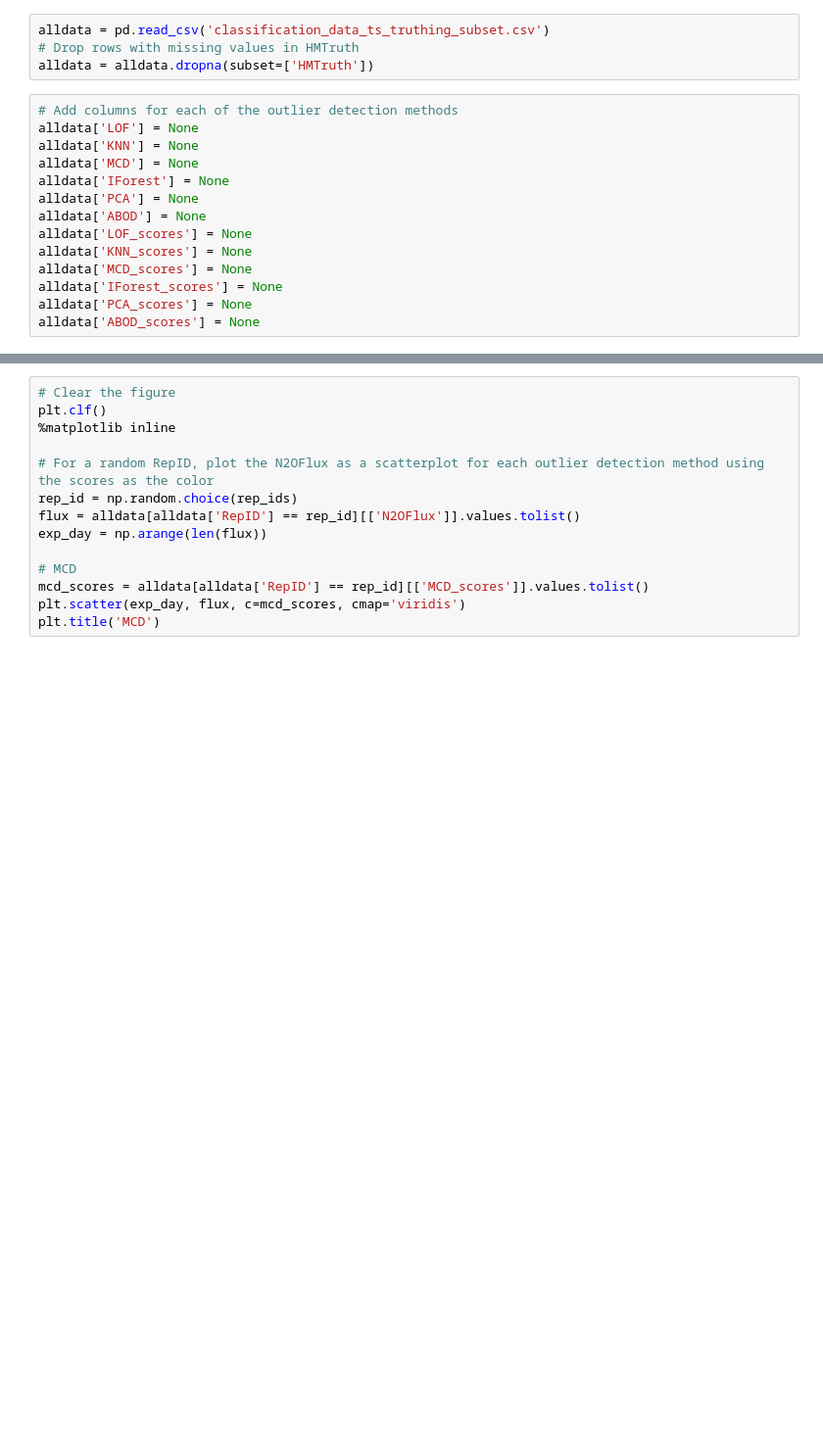
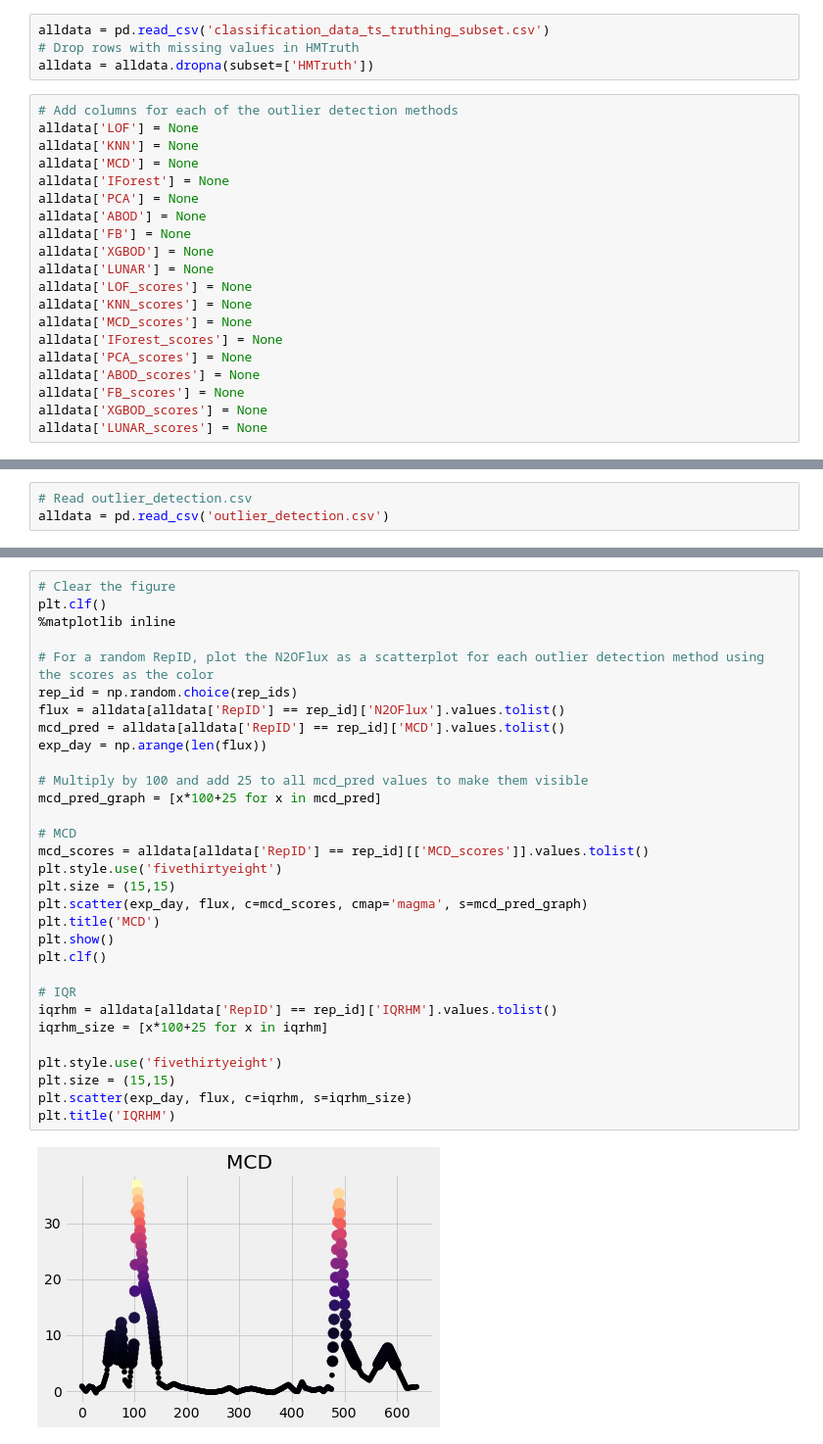
Before and after one commit to crushendo/Hot-Moment-Analysis, a Jupyter notebook: Time Learning.ipynb, the cells around one changed output, grey strips where cells are left out. Shown at 98% size. Saved outputs shown, nothing was run; the diff lists cells and outputs as text; blank space fills up the shorter version.

Commit message:
Outlier detection MCD classification

```diff
--- a/Time Learning.ipynb
+++ b/Time Learning.ipynb
@@ -20,12 +30,18 @@ alldata['MCD'] = None
 alldata['IForest'] = None
 alldata['PCA'] = None
 alldata['ABOD'] = None
+alldata['FB'] = None
+alldata['XGBOD'] = None
+alldata['LUNAR'] = None
 alldata['LOF_scores'] = None
 alldata['KNN_scores'] = None
 alldata['MCD_scores'] = None
 alldata['IForest_scores'] = None
 alldata['PCA_scores'] = None
 alldata['ABOD_scores'] = None
+alldata['FB_scores'] = None
+alldata['XGBOD_scores'] = None
+alldata['LUNAR_scores'] = None
 # %%
 # Suppress warnings
 import warnings
@@ -100 +148,4 @@ for rep_id in rep_ids:
+# %%
+# Read outlier_detection.csv
+alldata = pd.read_csv('outlier_detection.csv')
 # %%
@@ -119,14 +192,33 @@ print("Blind Accuracy:", sum(1 for x,y in zip(list(np.zeros(len(true))),true) if
 # %%
 # Clear the figure
 plt.clf()
 %matplotlib inline
 
 # For a random RepID, plot the N2OFlux as a scatterplot for each outlier detection method using the scores as the color
 rep_id = np.random.choice(rep_ids)
-flux = alldata[alldata['RepID'] == rep_id][['N2OFlux']].values.tolist()
+flux = alldata[alldata['RepID'] == rep_id]['N2OFlux'].values.tolist()
+mcd_pred = alldata[alldata['RepID'] == rep_id]['MCD'].values.tolist()
 exp_day = np.arange(len(flux))
+
+# Multiply by 100 and add 25 to all mcd_pred values to make them visible
+mcd_pred_graph = [x*100+25 for x in mcd_pred]
 
 # MCD
 mcd_scores = alldata[alldata['RepID'] == rep_id][['MCD_scores']].values.tolist()
-plt.scatter(exp_day, flux, c=mcd_scores, cmap='viridis')
+plt.style.use('fivethirtyeight')
+plt.size = (15,15)
+plt.scatter(exp_day, flux, c=mcd_scores, cmap='magma', s=mcd_pred_graph)
 plt.title('MCD')
+plt.show()
+plt.clf()
+
+# IQR
+iqrhm = alldata[alldata['RepID'] == rep_id]['IQRHM'].values.tolist()
+iqrhm_size = [x*100+25 for x in iqrhm]
+
+plt.style.use('fivethirtyeight')
+plt.size = (15,15)
+plt.scatter(exp_day, flux, c=iqrhm, s=iqrhm_size)
+plt.title('IQRHM')
+# %% [output]
+[figure, added]
```
Also changed, not shown: parts of 12 cells of this notebook, 3 other files.
